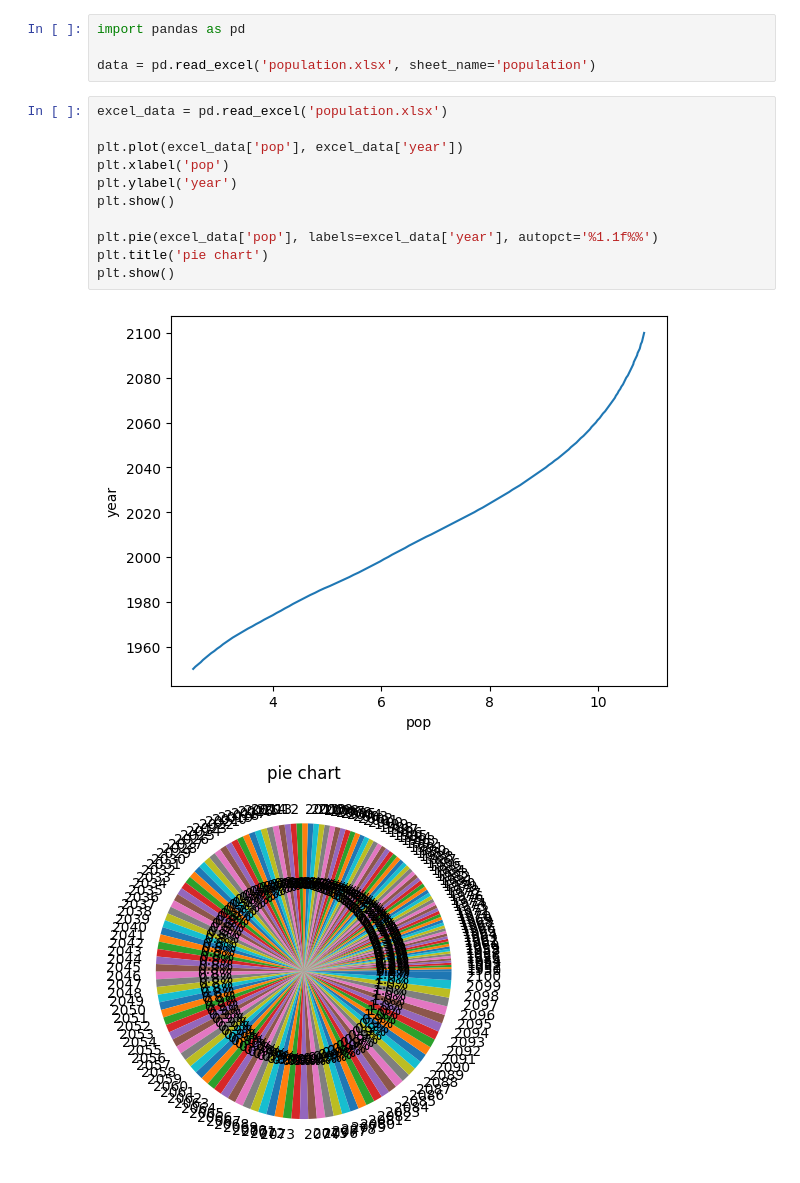
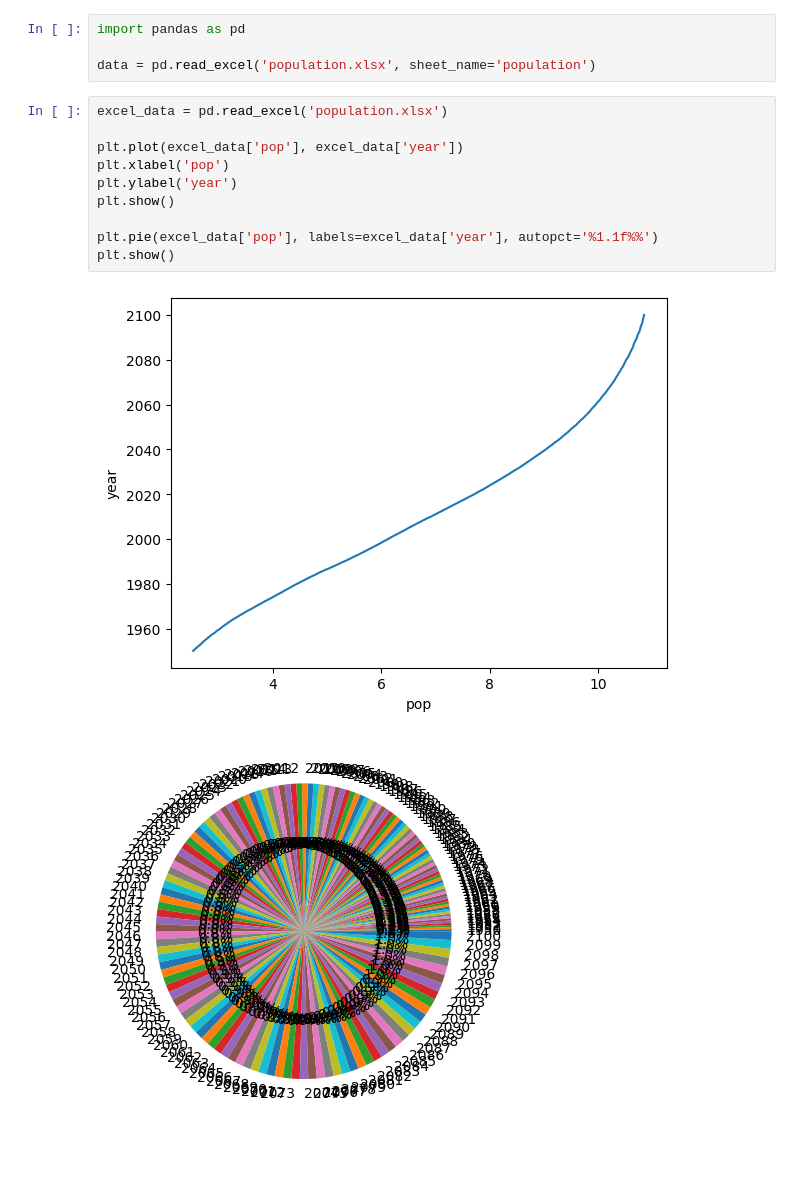
Before and after one commit to ccchin2/python-learning, a Jupyter notebook: 作業四.ipynb, the cells around one changed output. Cells and saved outputs as stored; diff of their text form; blank space fills up the shorter version.

```diff
--- a/作業四.ipynb
+++ b/作業四.ipynb
@@ -14,14 +14,13 @@ data = pd.read_excel('population.xlsx', sheet_name='population')
 # %%
 excel_data = pd.read_excel('population.xlsx')
 
 plt.plot(excel_data['pop'], excel_data['year'])
 plt.xlabel('pop')
 plt.ylabel('year')
 plt.show()
 
 plt.pie(excel_data['pop'], labels=excel_data['year'], autopct='%1.1f%%')
-plt.title('pie chart')
 plt.show()
 # %% [output]
 [figure]
-[figure, old version]
+[figure, new version]
```
